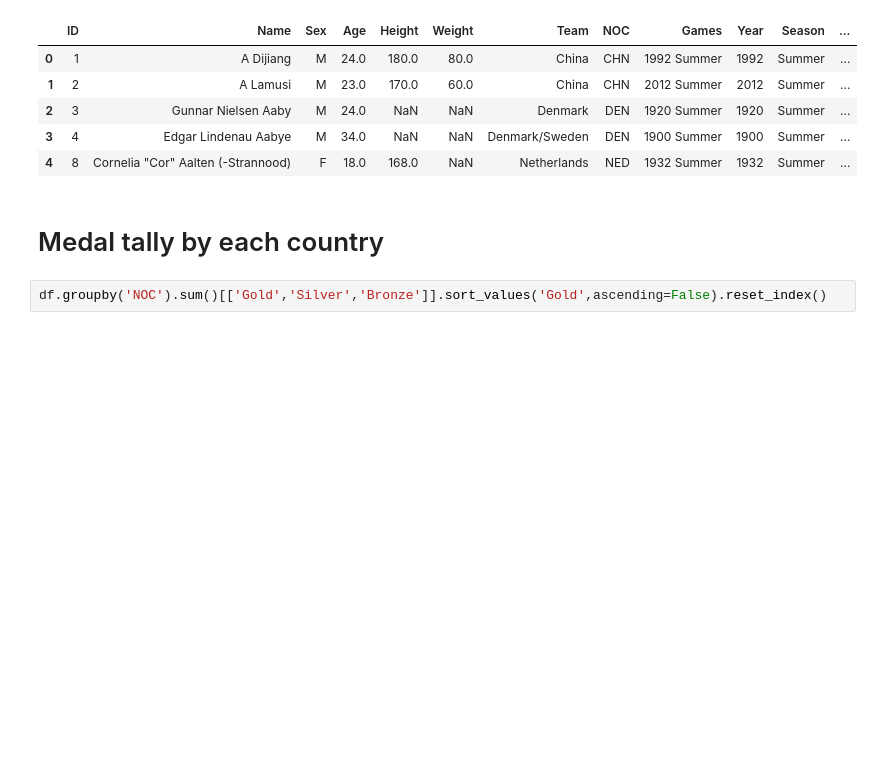
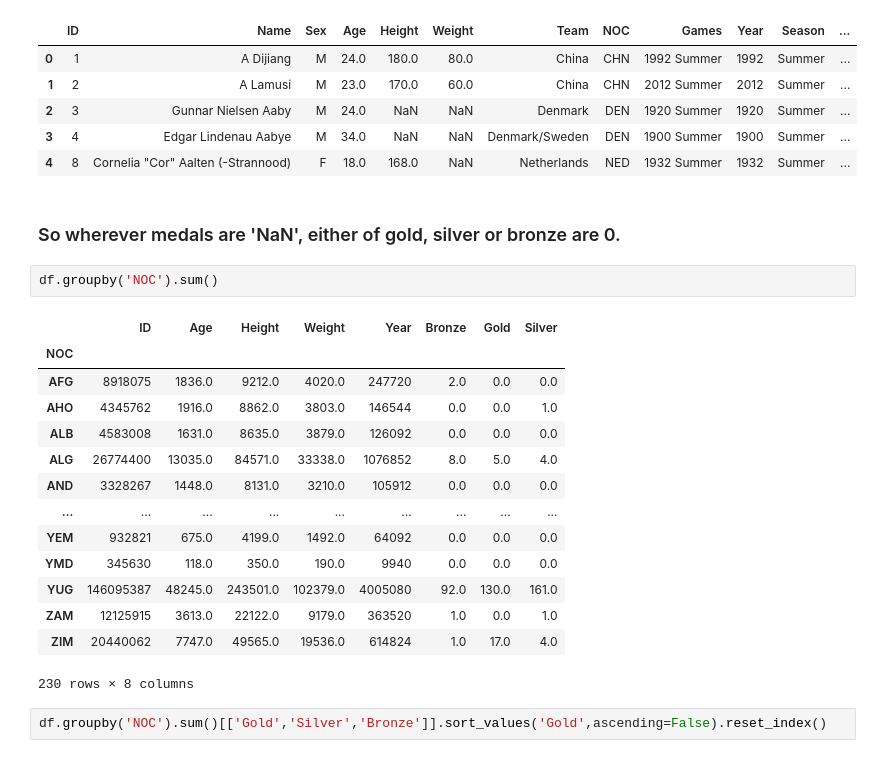
Before and after one commit to Newtanmukh/Python-projects, a Jupyter notebook: Olympic data analytics/Olympics Data Analysis.ipynb, the cells around one changed output. Drawn from its saved outputs; the diff is of its cells as text; blank space fills up the shorter version.

```diff
--- a/Olympic data analytics/Olympics Data Analysis.ipynb
+++ b/Olympic data analytics/Olympics Data Analysis.ipynb
@@ -107,8 +113,25 @@ df.head()
 | 2 | 3 | Gunnar Nielsen Aaby | M | 24.0 | NaN | NaN | Denmark | DEN | 1920 Summer | 1920 | Summer | ... |
 | 3 | 4 | Edgar Lindenau Aabye | M | 34.0 | NaN | NaN | Denmark/Sweden | DEN | 1900 Summer | 1900 | Summer | ... |
 | 4 | 8 | Cornelia "Cor" Aalten (-Strannood) | F | 18.0 | 168.0 | NaN | Netherlands | NED | 1932 Summer | 1932 | Summer | ... |
-# %% [markdown]
-# Medal tally by each country
+# %% [markdown]
+### So wherever medals are 'NaN', either of gold, silver or bronze are 0.
+# %%
+df.groupby('NOC').sum()
+# %% [output]
+|  | ID | Age | Height | Weight | Year | Bronze | Gold | Silver |
+| NOC |  |  |  |  |  |  |  |  |
+| AFG | 8918075 | 1836.0 | 9212.0 | 4020.0 | 247720 | 2.0 | 0.0 | 0.0 |
+| AHO | 4345762 | 1916.0 | 8862.0 | 3803.0 | 146544 | 0.0 | 0.0 | 1.0 |
+| ALB | 4583008 | 1631.0 | 8635.0 | 3879.0 | 126092 | 0.0 | 0.0 | 0.0 |
+| ALG | 26774400 | 13035.0 | 84571.0 | 33338.0 | 1076852 | 8.0 | 5.0 | 4.0 |
+| AND | 3328267 | 1448.0 | 8131.0 | 3210.0 | 105912 | 0.0 | 0.0 | 0.0 |
+| ... | ... | ... | ... | ... | ... | ... | ... | ... |
+| YEM | 932821 | 675.0 | 4199.0 | 1492.0 | 64092 | 0.0 | 0.0 | 0.0 |
+| YMD | 345630 | 118.0 | 350.0 | 190.0 | 9940 | 0.0 | 0.0 | 0.0 |
+| YUG | 146095387 | 48245.0 | 243501.0 | 102379.0 | 4005080 | 92.0 | 130.0 | 161.0 |
+| ZAM | 12125915 | 3613.0 | 22122.0 | 9179.0 | 363520 | 1.0 | 0.0 | 1.0 |
+| ZIM | 20440062 | 7747.0 | 49565.0 | 19536.0 | 614824 | 1.0 | 17.0 | 4.0 |
+230 rows × 8 columns
 # %%
 df.groupby('NOC').sum()[['Gold','Silver','Bronze']].sort_values('Gold',ascending=False).reset_index()
 # %% [output]
```
Also changed, not shown: parts of 36 cells of this notebook, 3 other files.
